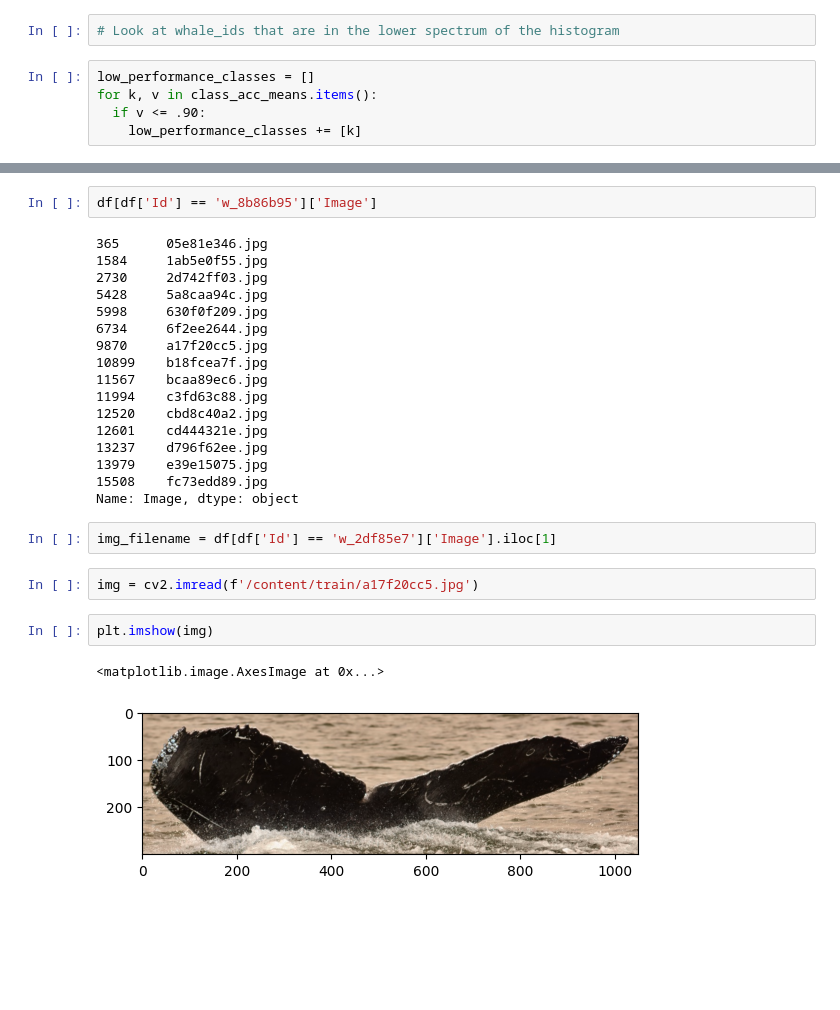
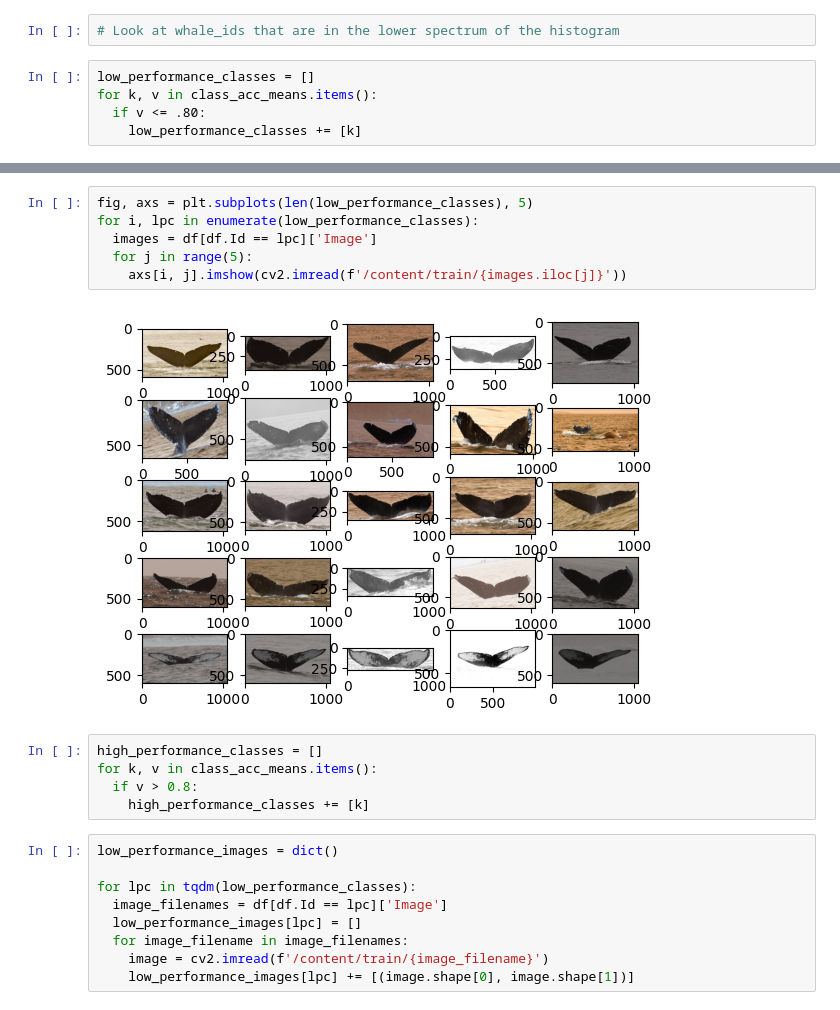
Before and after one commit to jwells52/creating-ai-enabled-systems, a Jupyter notebook: Research Project/notebooks/fsl_experiment3.ipynb, the cells around one changed output, grey strips where cells are left out. Cells and saved outputs as stored; diff of their text form; blank space fills up the shorter version.

```diff
--- a/Research Project/notebooks/fsl_experiment3.ipynb
+++ b/Research Project/notebooks/fsl_experiment3.ipynb
@@ -173,5 +176,5 @@ plt.xlabel('Class Accuracy');
 # %%
 low_performance_classes = []
 for k, v in class_acc_means.items():
-  if v <= .90:
+  if v <= .80:
     low_performance_classes += [k]
@@ -189,28 +181,22 @@ low_performance_classes
-# %%
-df[df['Id'] == 'w_8b86b95']['Image']
-# %% [output]
-365      05e81e346.jpg
-1584     1ab5e0f55.jpg
-2730     2d742ff03.jpg
-5428     5a8caa94c.jpg
-5998     630f0f209.jpg
-6734     6f2ee2644.jpg
-9870     a17f20cc5.jpg
-10899    b18fcea7f.jpg
-11567    bcaa89ec6.jpg
-11994    c3fd63c88.jpg
-12520    cbd8c40a2.jpg
-12601    cd444321e.jpg
-13237    d796f62ee.jpg
-13979    e39e15075.jpg
-15508    fc73edd89.jpg
-Name: Image, dtype: object
-# %%
-img_filename = df[df['Id'] == 'w_2df85e7']['Image'].iloc[1]
-# %%
-img = cv2.imread(f'/content/train/a17f20cc5.jpg')
-# %%
-plt.imshow(img)
-# %% [output]
-<matplotlib.image.AxesImage at 0x...>
-[figure, removed]
+# %%
+fig, axs = plt.subplots(len(low_performance_classes), 5)
+for i, lpc in enumerate(low_performance_classes):
+  images = df[df.Id == lpc]['Image']
+  for j in range(5):
+    axs[i, j].imshow(cv2.imread(f'/content/train/{images.iloc[j]}'))
+# %% [output]
+[figure, added]
+# %%
+high_performance_classes = []
+for k, v in class_acc_means.items():
+  if v > 0.8:
+    high_performance_classes += [k]
+# %%
+low_performance_images = dict()
+
+for lpc in tqdm(low_performance_classes):
+  image_filenames = df[df.Id == lpc]['Image']
+  low_performance_images[lpc] = []
+  for image_filename in image_filenames:
+    image = cv2.imread(f'/content/train/{image_filename}')
+    low_performance_images[lpc] += [(image.shape[0], image.shape[1])]
```
Also changed, not shown: parts of 12 cells of this notebook.
